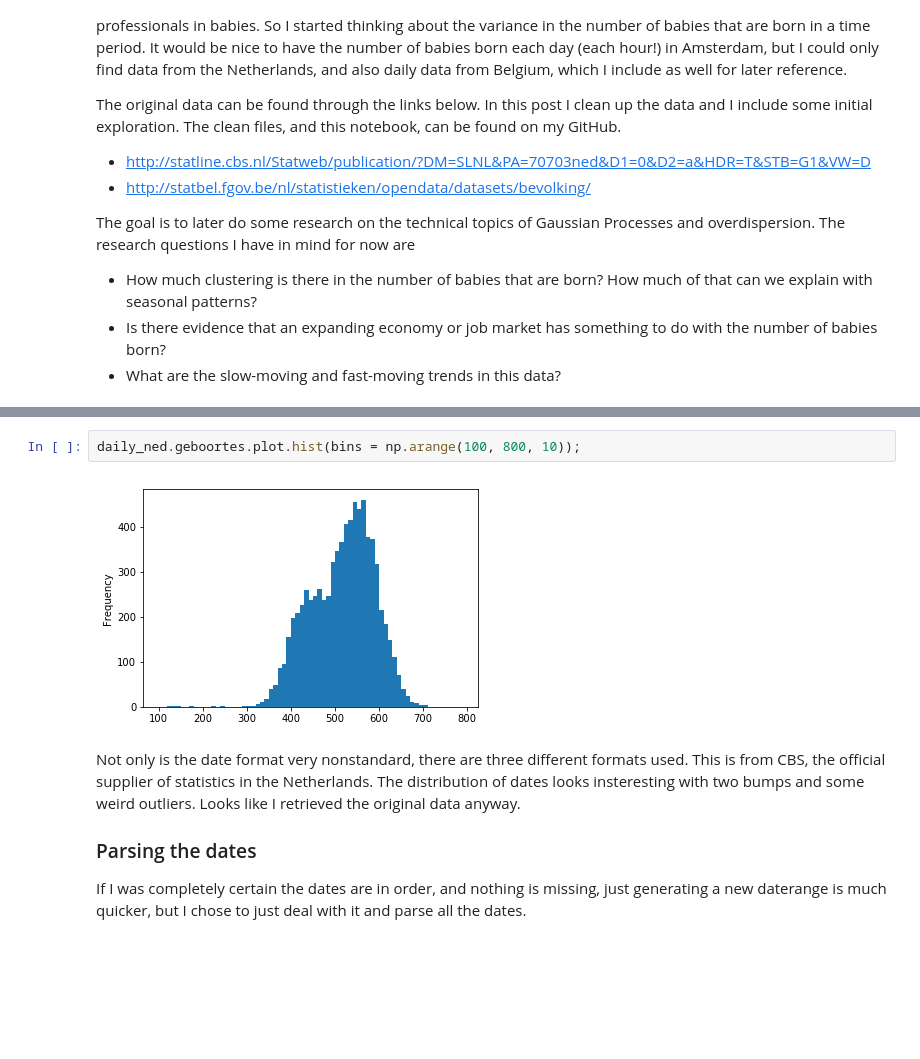
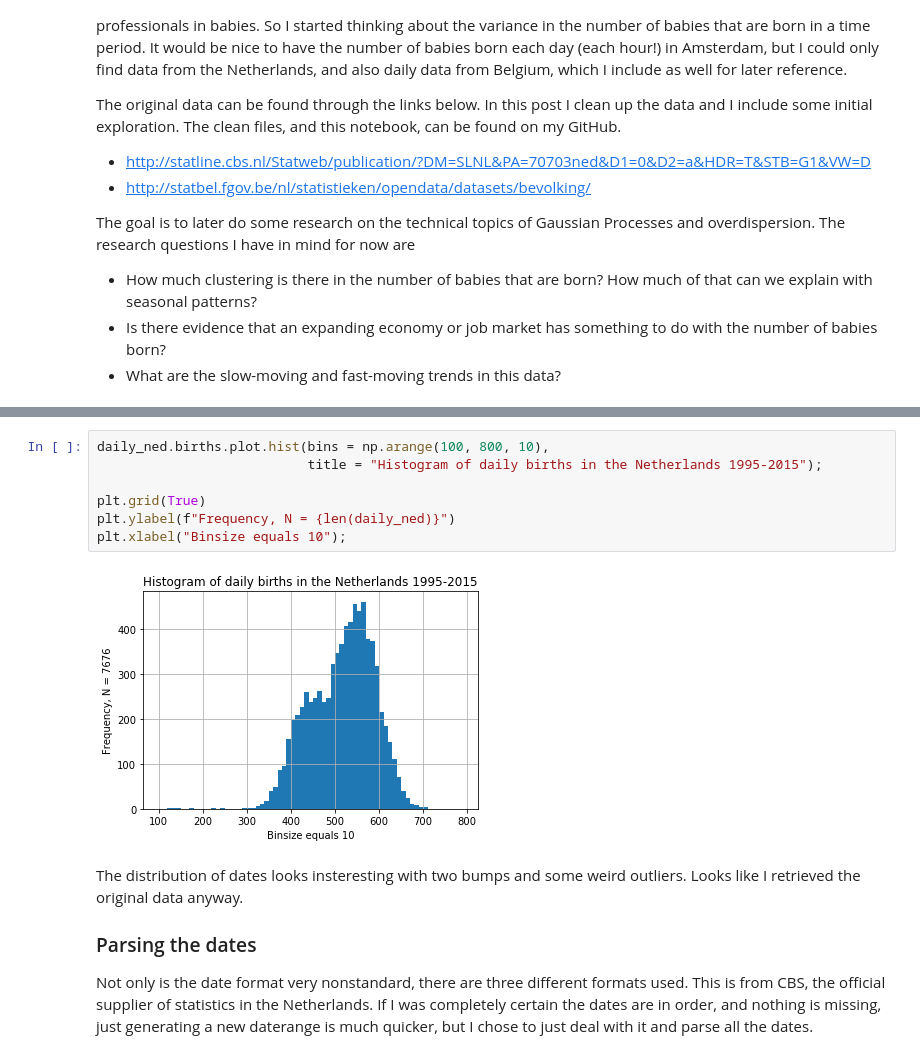
Before and after one commit to Gijs-Koot/Gijs-Koot.github.io, a Jupyter notebook: notebooks/birth-cleanup.ipynb, the cells around one changed output, grey strips where cells are left out. Cells and saved outputs as stored; diff of their text form; blank space fills up the shorter version.

```diff
--- a/notebooks/birth-cleanup.ipynb
+++ b/notebooks/birth-cleanup.ipynb
@@ -58,13 +64,18 @@ daily_ned.sample(10)
-# %%
-daily_ned.geboortes.plot.hist(bins = np.arange(100, 800, 10));
-# %% [output]
-[figure, removed]
+# %%
+daily_ned.births.plot.hist(bins = np.arange(100, 800, 10),
+                           title = "Histogram of daily births in the Netherlands 1995-2015");
+
+plt.grid(True)
+plt.ylabel(f"Frequency, N = {len(daily_ned)}")
+plt.xlabel("Binsize equals 10");
+# %% [output]
+[figure, added]
 # %% [markdown]
-Not only is the date format very nonstandard, there are three different formats used. This is from CBS, the official supplier of statistics in the Netherlands. The distribution of dates looks insteresting with two bumps and some weird outliers. Looks like I retrieved the original data anyway.
+The distribution of dates looks insteresting with two bumps and some weird outliers. Looks like I retrieved the original data anyway.
 
 ### Parsing the dates
 
-If I was completely certain the dates are in order, and nothing is missing, just generating a new daterange is much quicker, but I chose to just deal with it and parse all the dates.
+Not only is the date format very nonstandard, there are three different formats used. This is from CBS, the official supplier of statistics in the Netherlands. If I was completely certain the dates are in order, and nothing is missing, just generating a new daterange is much quicker, but I chose to just deal with it and parse all the dates.
 # %%
 ## first format
 
```
Also changed, not shown: parts of 33 cells of this notebook, 10 other files.
